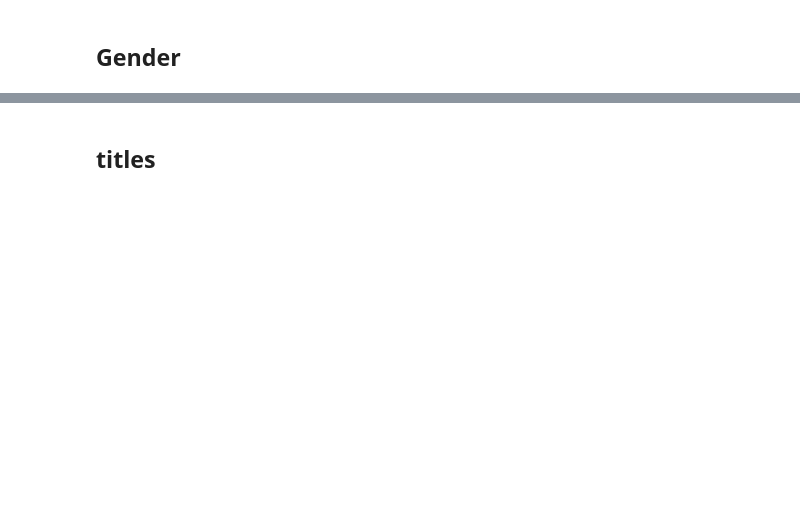
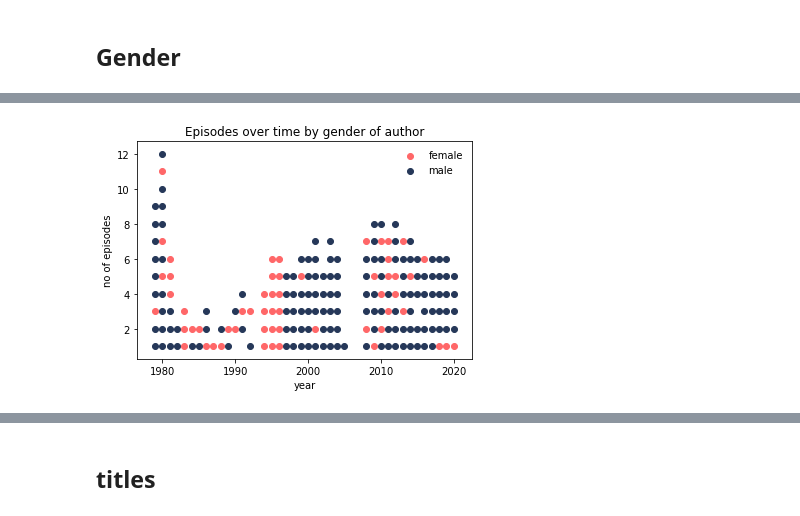
Before and after one commit to Lisa-Ho/three-investigators, a Jupyter notebook: notebooks/three-investigators-part-4-cleaning-and-analysis.ipynb, the cells around one changed output, grey strips where cells are left out. Saved outputs shown, nothing was run; the diff lists cells and outputs as text; code cells hidden in the pictures; blank space fills up the shorter version.

```diff
--- a/notebooks/three-investigators-part-4-cleaning-and-analysis.ipynb
+++ b/notebooks/three-investigators-part-4-cleaning-and-analysis.ipynb
@@ -487,0 +474,22 @@ meta.groupby("author_gender")["parts"].mean().plot(kind='barh')
+# %%
+# gender distribution in authors over time
+
+x = meta["year"].loc[meta["author_gender"]=="female"]
+y = meta["no_per_year"].loc[meta["author_gender"]=="female"]
+
+plt.scatter(x, y, c='#ff6768', label='female')
+
+x = meta["year"].loc[meta["author_gender"]=="male"]
+y = meta["no_per_year"].loc[meta["author_gender"]=="male"]
+
+plt.scatter(x, y, c='#263859', label='male')
+
+plt.title('Episodes over time by gender of author')
+plt.xlabel('year')
+plt.ylabel('no of episodes')
+
+plt.legend(frameon=False)
+plt.savefig('.\\data\\charts\\Episodes over time by gender of author.png')
+plt.show()
+# %% [output]
+[figure, added]
```
Also changed, not shown: parts of 60 cells of this notebook, 1 other file.
